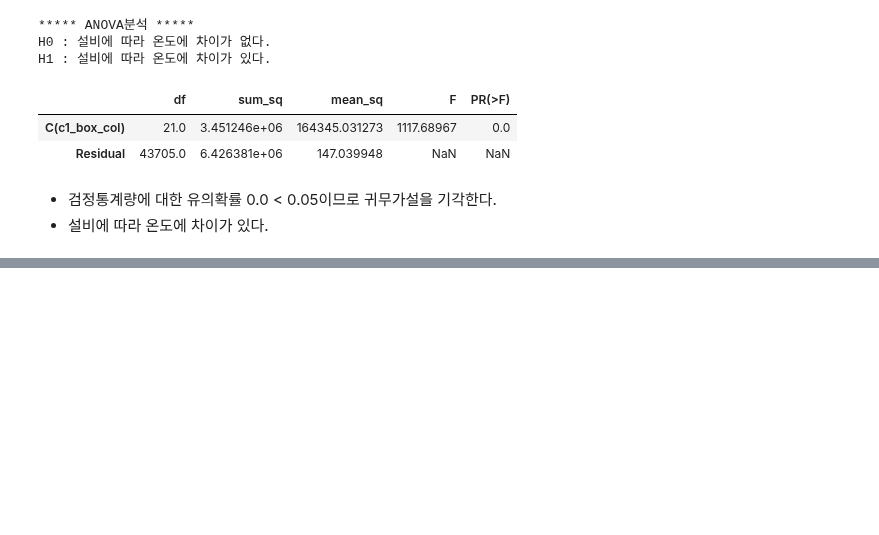
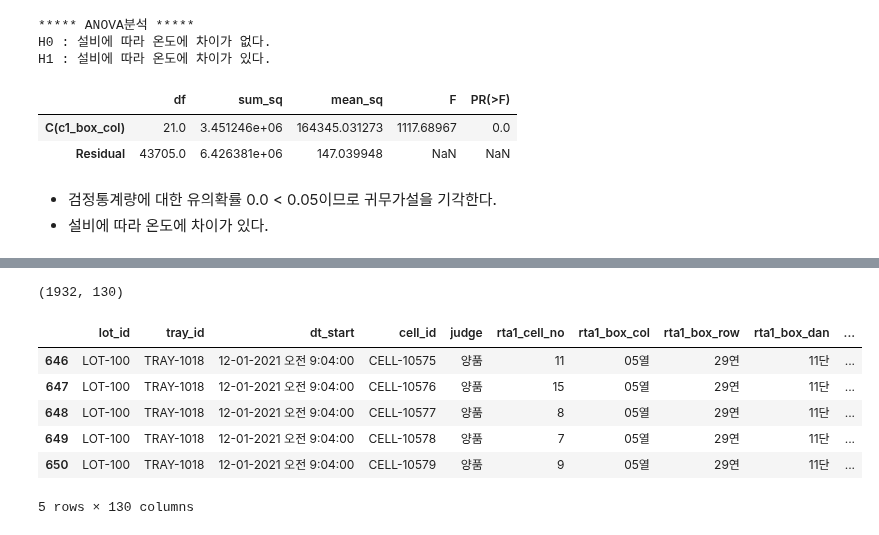
Before and after one commit to mjiii25/posco-academy, a Jupyter notebook: Big-Data/Battery-Project/hypothesis-test.ipynb, the cells around one changed output, grey strips where cells are left out. Saved outputs shown, nothing was run; the diff lists cells and outputs as text; code cells hidden in the pictures; blank space fills up the shorter version.

```diff
--- a/Big-Data/Battery-Project/hypothesis-test.ipynb
+++ b/Big-Data/Battery-Project/hypothesis-test.ipynb
@@ -265,0 +323,19 @@ H1 : 설비에 따라 온도에 차이가 있다.
+# %%
+df_raw9 = df_raw[df_raw['c1_box_col'] == '9열']
+df_raw18 = df_raw[df_raw['c1_box_col'] == '18열']
+df_raw6 = df_raw[df_raw['c1_box_col'] == '6열']
+
+df_raw_bot = pd.concat([df_raw9, df_raw18], axis = 0)
+df_raw_bot = pd.concat([df_raw_bot, df_raw6], axis = 0)
+
+print(df_raw_bot.shape)
+df_raw_bot.head()
+# %% [output]
+(1932, 130)
+|  | lot_id | tray_id | dt_start | cell_id | judge | rta1_cell_no | rta1_box_col | rta1_box_row | rta1_box_dan | ... |
+| 646 | LOT-100 | TRAY-1018 | 12-01-2021 오전 9:04:00 | CELL-10575 | 양품 | 11 | 05열 | 29연 | 11단 | ... |
+| 647 | LOT-100 | TRAY-1018 | 12-01-2021 오전 9:04:00 | CELL-10576 | 양품 | 15 | 05열 | 29연 | 11단 | ... |
+| 648 | LOT-100 | TRAY-1018 | 12-01-2021 오전 9:04:00 | CELL-10577 | 양품 | 8 | 05열 | 29연 | 11단 | ... |
+| 649 | LOT-100 | TRAY-1018 | 12-01-2021 오전 9:04:00 | CELL-10578 | 양품 | 7 | 05열 | 29연 | 11단 | ... |
+| 650 | LOT-100 | TRAY-1018 | 12-01-2021 오전 9:04:00 | CELL-10579 | 양품 | 9 | 05열 | 29연 | 11단 | ... |
+5 rows × 130 columns
```
Also changed, not shown: parts of 22 cells of this notebook.
